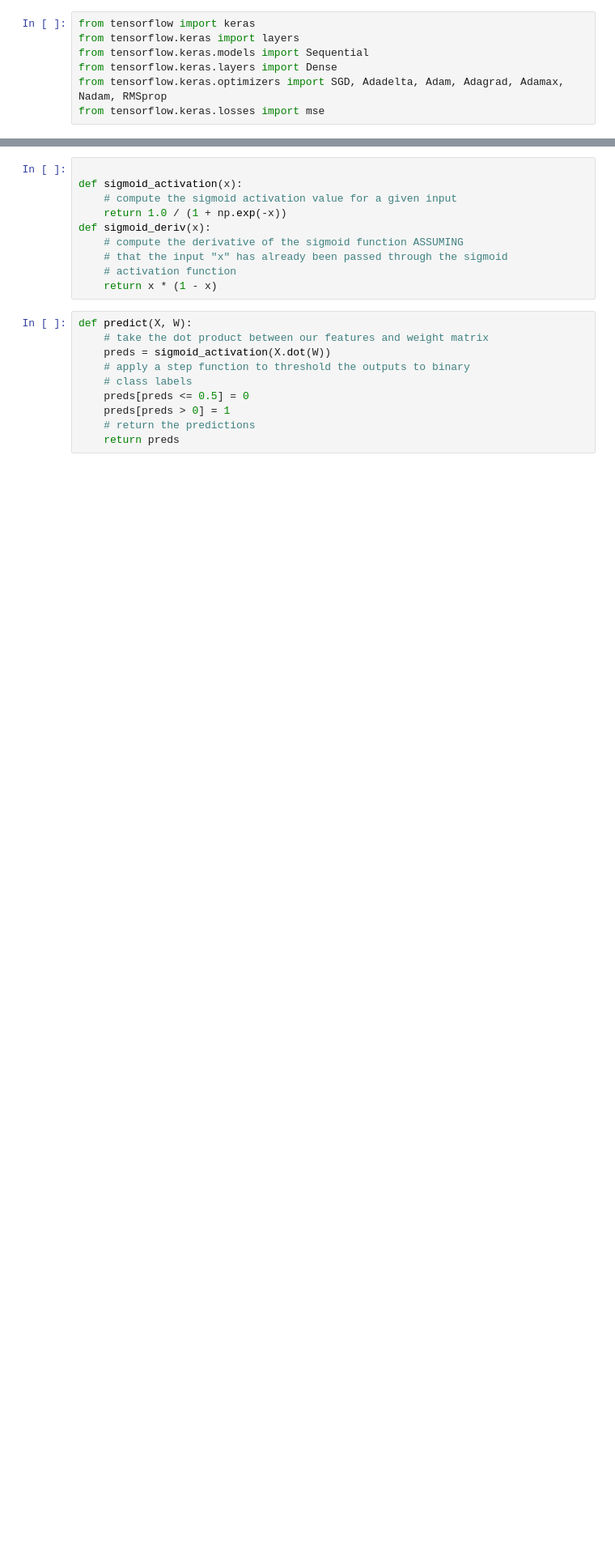
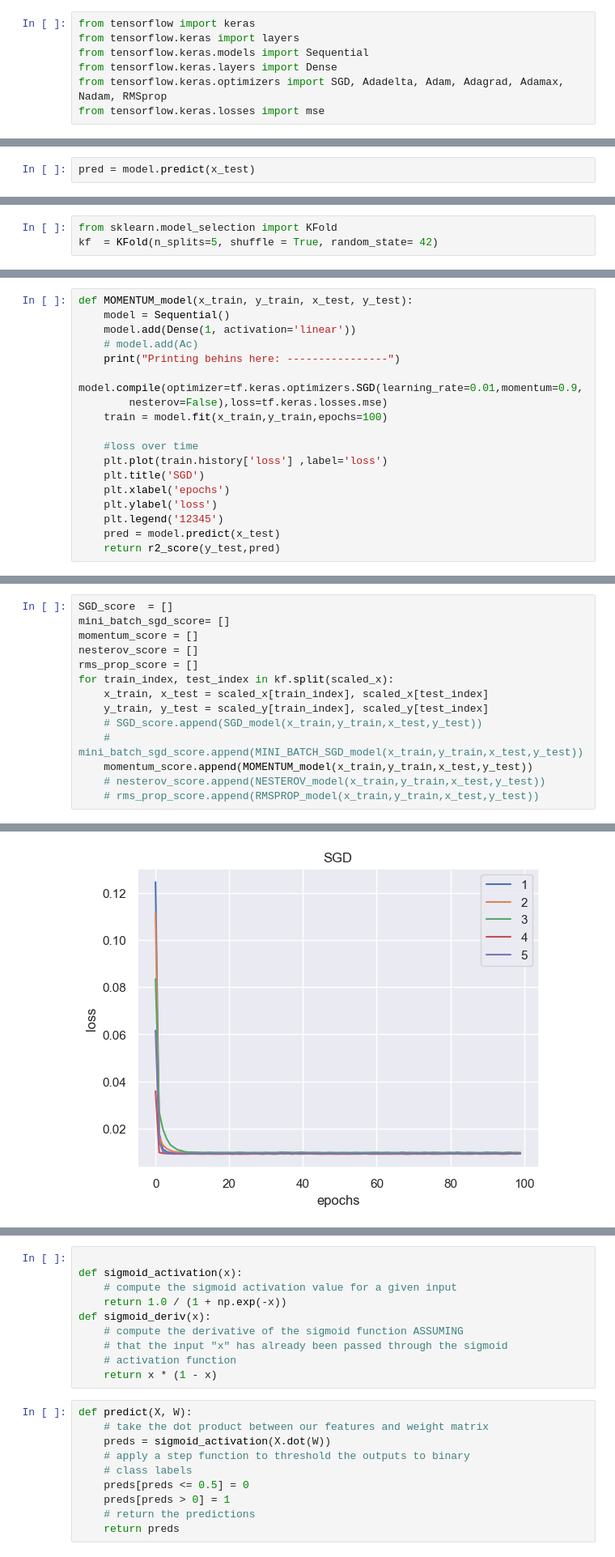
Before and after one commit to Ayushrawat-cmd/STPI-internship, a Jupyter notebook: model1.ipynb, the cells around one changed output, grey strips where cells are left out. Shown at 81% size. Saved outputs shown, nothing was run; the diff lists cells and outputs as text; blank space fills up the shorter version.

```diff
--- a/model1.ipynb
+++ b/model1.ipynb
@@ -304,0 +184,2 @@ Name: charges, Length: 1070, dtype: float64
+# %%
+pred = model.predict(x_test)
@@ -304,0 +198,3 @@ Name: charges, Length: 1070, dtype: float64
+# %%
+from sklearn.model_selection import KFold
+kf  = KFold(n_splits=5, shuffle = True, random_state= 42)
@@ -304,0 +243,18 @@ Name: charges, Length: 1070, dtype: float64
+# %%
+def MOMENTUM_model(x_train, y_train, x_test, y_test):
+    model = Sequential()
+    model.add(Dense(1, activation='linear'))
+    # model.add(Ac)
+    print("Printing behins here: ----------------")
+    model.compile(optimizer=tf.keras.optimizers.SGD(learning_rate=0.01,momentum=0.9,
+        nesterov=False),loss=tf.keras.losses.mse)
+    train = model.fit(x_train,y_train,epochs=100)
+
+    #loss over time
+    plt.plot(train.history['loss'] ,label='loss')
+    plt.title('SGD')
+    plt.xlabel('epochs')
+    plt.ylabel('loss')
+    plt.legend('12345')
+    pred = model.predict(x_test)
+    return r2_score(y_test,pred)
@@ -304,0 +300,15 @@ Name: charges, Length: 1070, dtype: float64
+# %%
+SGD_score  = []
+mini_batch_sgd_score= []
+momentum_score = []
+nesterov_score = []
+rms_prop_score = []
+for train_index, test_index in kf.split(scaled_x):
+    x_train, x_test = scaled_x[train_index], scaled_x[test_index]
+    y_train, y_test = scaled_y[train_index], scaled_y[test_index]
+    # SGD_score.append(SGD_model(x_train,y_train,x_test,y_test))
+    # mini_batch_sgd_score.append(MINI_BATCH_SGD_model(x_train,y_train,x_test,y_test))
+    momentum_score.append(MOMENTUM_model(x_train,y_train,x_test,y_test))
+    # nesterov_score.append(NESTEROV_model(x_train,y_train,x_test,y_test))
+    # rms_prop_score.append(RMSPROP_model(x_train,y_train,x_test,y_test))
+# %% [output]
@@ -304,0 +332 @@ Name: charges, Length: 1070, dtype: float64
+[figure, added]
```
Also changed, not shown: parts of 57 cells of this notebook, 4 other files.
